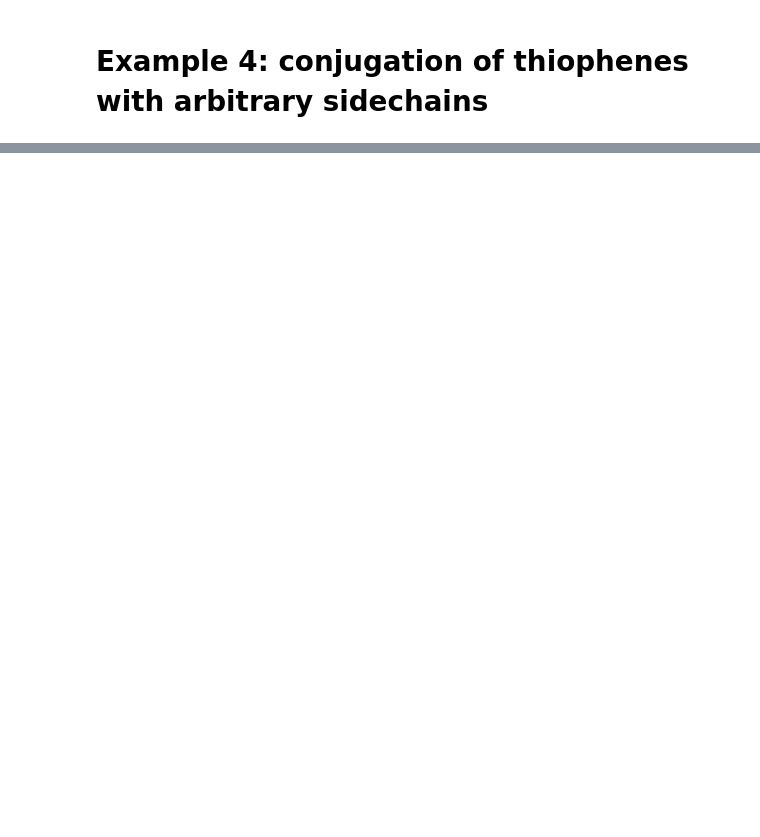
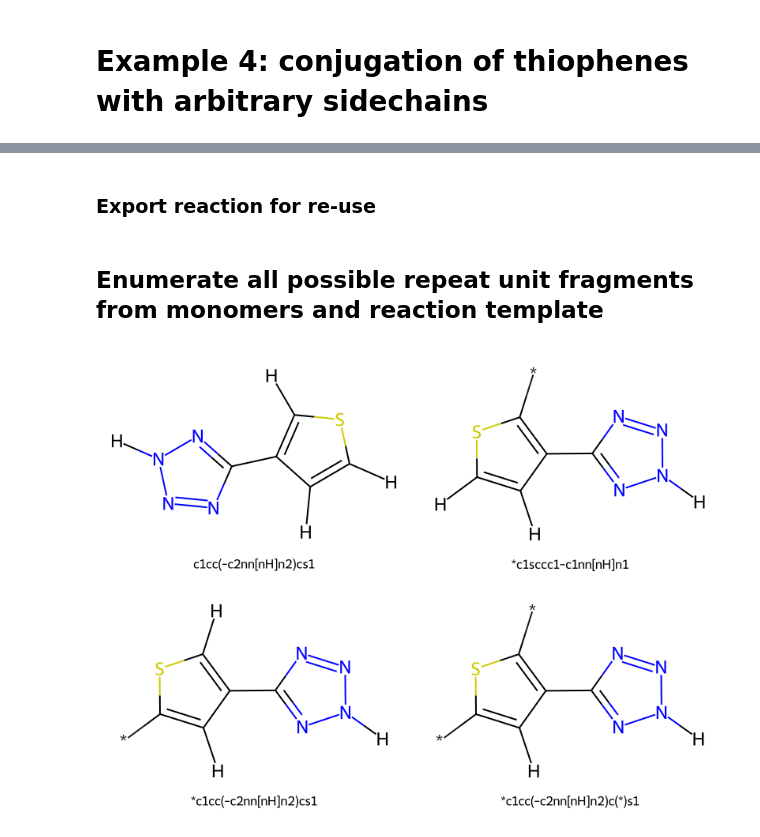
Before and after one commit to timbernat/polymerist_examples, a Jupyter notebook: 1-polymerization/4-functionalized_polythiophenes.ipynb, the cells around one changed output, grey strips where cells are left out. Drawn from its saved outputs; the diff is of its cells as text; code cells hidden in the pictures; blank space fills up the shorter version.

```diff
--- a/1-polymerization/4-functionalized_polythiophenes.ipynb
+++ b/1-polymerization/4-functionalized_polythiophenes.ipynb
@@ -221,0 +111,30 @@ mbmol_to_openmm_pdb(polymer_path, polymer)
+# %% [markdown]
+### Export reaction for re-use
+# %%
+from pathlib import Path
+
+rxn_smarts = rxn.to_smarts()
+rxn_dir = Path(f'rxn_demo_files/rxns')
+rxn_dir.mkdir(parents=True, exist_ok=True)
+rxn.to_rxnfile(rxn_dir / f'{rxn.rxnname}.rxn')
+# %% [markdown]
+## Enumerate all possible repeat unit fragments from monomers and reaction template
+# %%
+from polymerist.rdutils.reactions import AnnotatedReaction
+from polymerist.rdutils.reactions import PolymerizationReactor, CutMinimumCostBondsStrategy
+
+
+reactor = PolymerizationReactor(
+    rxn_schema=AnnotatedReaction.from_smarts(rxn_smarts),
+    fragment_strategy=CutMinimumCostBondsStrategy()
+)
+fragments = reactor.propagate_pooled(
+    [monomer],
+    allow_resampling=True, # rather than defining two identical copies of the monomer, we can simply allow it to interact with itself
+    sanitize_ops=SANITIZE_ALL,
+    aromaticity_model=AROMATICITY_MDL,
+    clear_dummy_labels=True,
+)
+MolsToGridImage(fragments.values(), molsPerRow=2, subImgSize=MOL_IMG_SIZE, legends=list(fragments.keys()))
+# %% [output]
+[figure, added]
```
Also changed, not shown: parts of 35 cells of this notebook.
